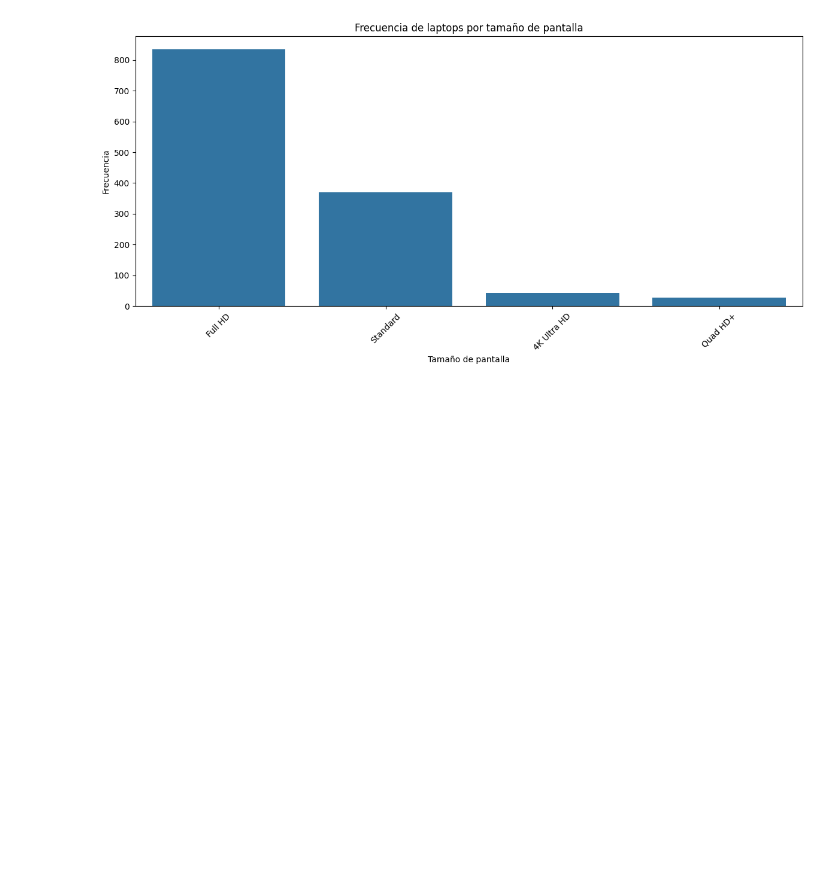
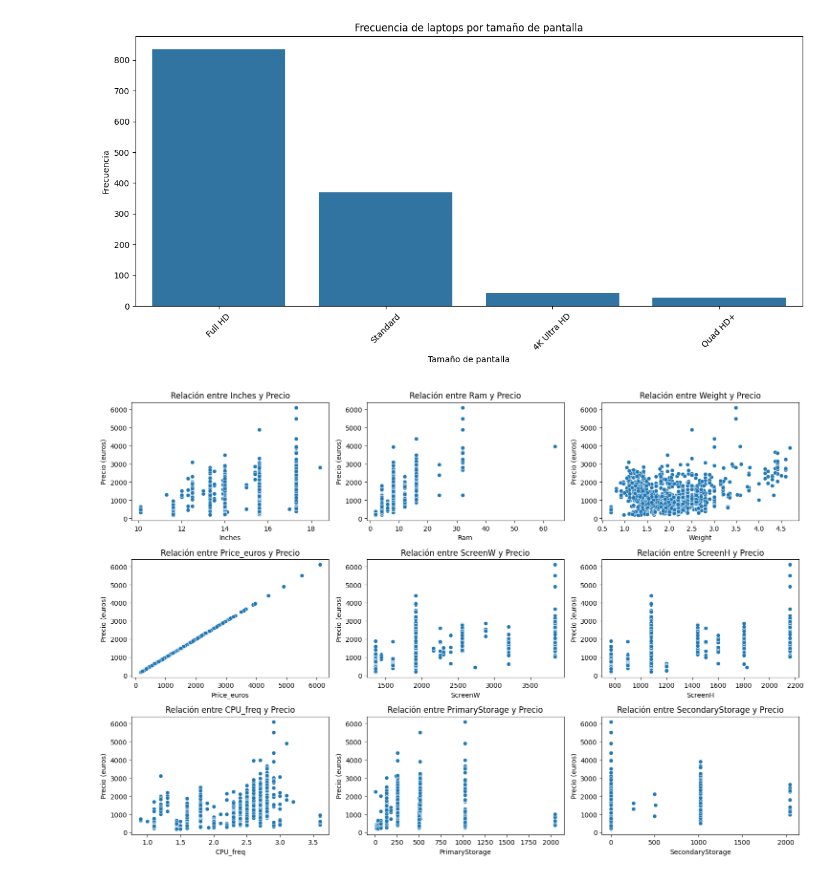
Before and after one commit to JuanLopezAranzazu/proyecto2-3-ciencia-datos, a Jupyter notebook: notebooks/descriptive_analysis.ipynb, the cells around one changed output. Cells and saved outputs as stored; diff of their text form; code cells hidden in the pictures; blank space fills up the shorter version.

```diff
--- a/notebooks/descriptive_analysis.ipynb
+++ b/notebooks/descriptive_analysis.ipynb
@@ -273,3 +285,18 @@ plt.tight_layout()
 plt.show()
 # %% [output]
 [figure]
+# %%
+# Relacion entre el precio y las variables numéricas
+
+plt.figure(figsize=(15, 10))
+for i, col in enumerate(numerical_columns, 1):
+  plt.subplot(3, 3, i)
+  sns.scatterplot(data=df, x=col, y='Price_euros')
+  plt.title(f'Relación entre {col} y Precio')
+  plt.xlabel(col)
+  plt.ylabel('Precio (euros)')
+
+plt.tight_layout()
+plt.show()
+# %% [output]
+[figure, added]
```
Also changed, not shown: parts of 9 cells of this notebook, 4 other files.
